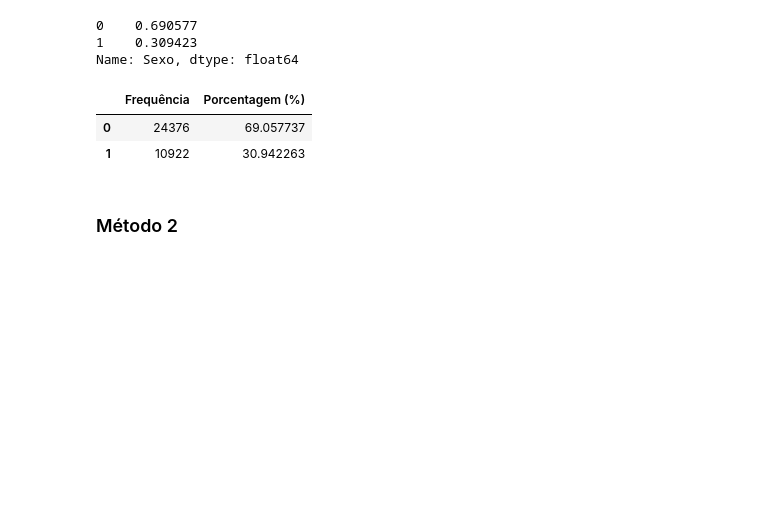
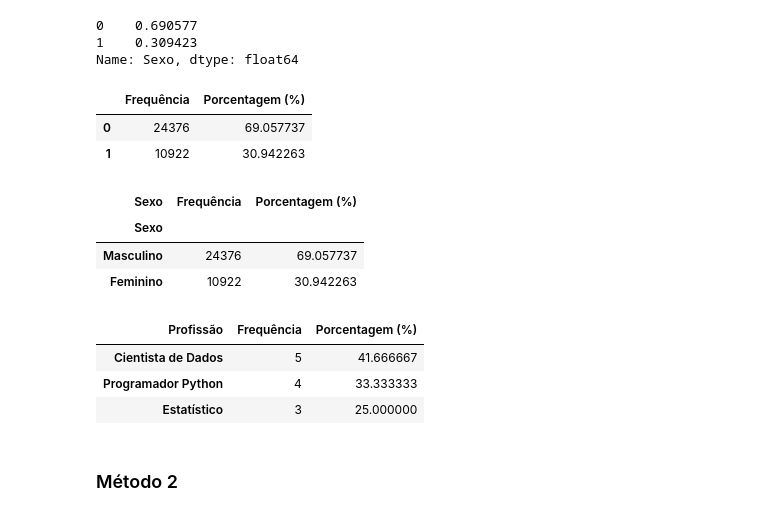
Before and after one commit to cesarcalafrioli/PYTHON_ANOTACOES, a Jupyter notebook: Curso_de_Estatística_Parte_1.ipynb, the cells around one changed output. Saved outputs shown, nothing was run; the diff lists cells and outputs as text; code cells hidden in the pictures; blank space fills up the shorter version.

```diff
--- a/Curso_de_Estatística_Parte_1.ipynb
+++ b/Curso_de_Estatística_Parte_1.ipynb
@@ -243,6 +243,29 @@ dist_freq_qualitativas
 |  | Frequência | Porcentagem (%) |
 | 0 | 24376 | 69.057737 |
 | 1 | 10922 | 30.942263 |
+# %%
+dist_freq_qualitativas.rename(index = {0: 'Masculino', 1: 'Feminino'}, inplace = True)
+dist_freq_qualitativas.rename_axis('Sexo', axis = 'columns',inplace = True)
+# %%
+dist_freq_qualitativas
+# %% [output]
+| Sexo | Frequência | Porcentagem (%) |
+| Sexo |  |  |
+| Masculino | 24376 | 69.057737 |
+| Feminino | 10922 | 30.942263 |
+# %%
+dados = pd.DataFrame({'Profissão': [1, 2, 3, 1, 2, 2, 2, 3, 3, 2, 1, 3]})
+frequencia = dados['Profissão'].value_counts()
+percentual = dados['Profissão'].value_counts(normalize = True) * 100
+dist_freq_qualitativas = pd.DataFrame({'Frequência': frequencia, 'Porcentagem (%)': percentual})
+dist_freq_qualitativas.rename(index = {1: 'Estatístico', 2: 'Cientista de Dados', 3: 'Programador Python'}, inplace = True)
+dist_freq_qualitativas.rename_axis('Profissão', axis= 'columns', inplace = True)
+dist_freq_qualitativas
+# %% [output]
+| Profissão | Frequência | Porcentagem (%) |
+| Cientista de Dados | 5 | 41.666667 |
+| Programador Python | 4 | 33.333333 |
+| Estatístico | 3 | 25.000000 |
 # %% [markdown]
 ### Método 2
 # %% [markdown]
```
